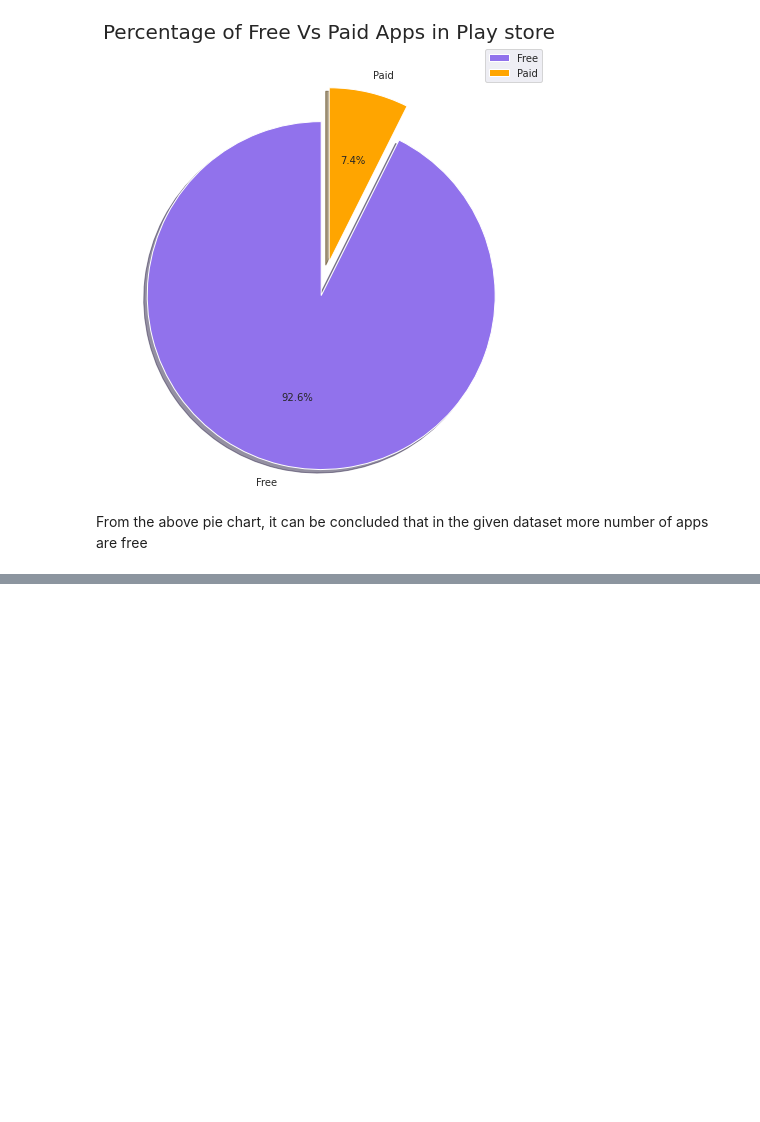
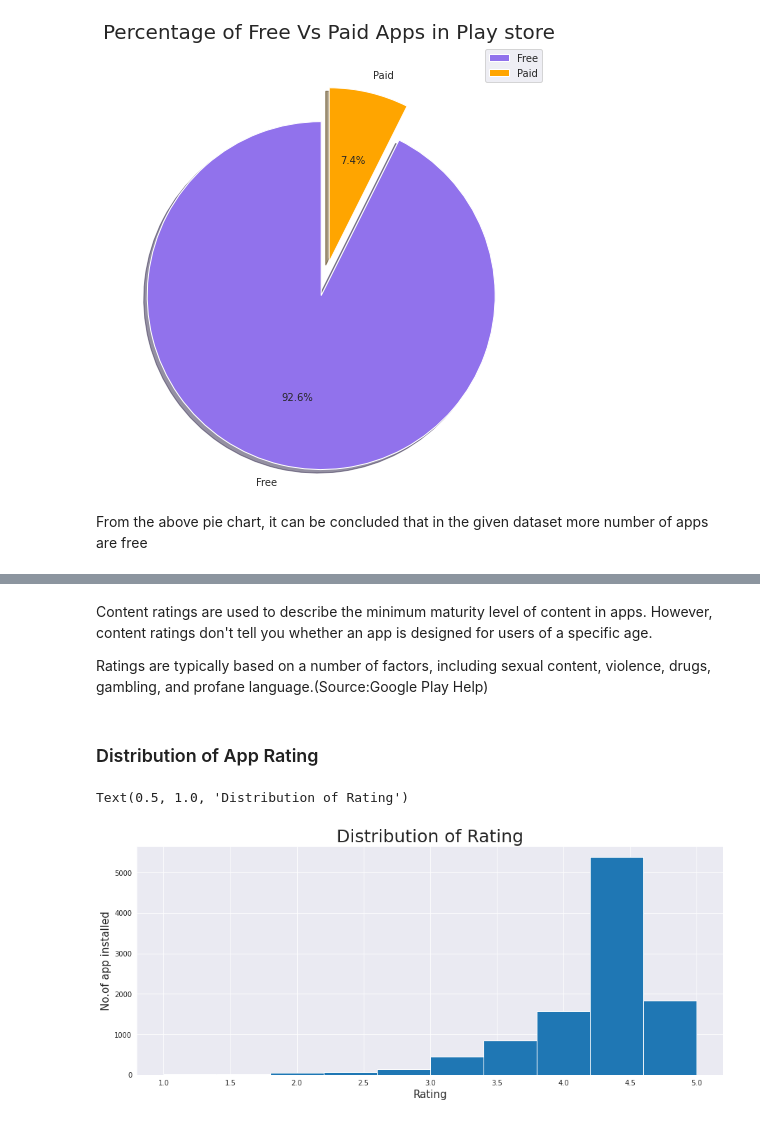
Before and after one commit to victorious07/Play-Store-App-Review-Analysis, a Jupyter notebook: Play_Store_App_Review_Analysis_Capstone_Project.ipynb, the cells around one changed output, grey strips where cells are left out. Drawn from its saved outputs; the diff is of its cells as text; code cells hidden in the pictures; blank space fills up the shorter version.

```diff
--- a/Play_Store_App_Review_Analysis_Capstone_Project.ipynb
+++ b/Play_Store_App_Review_Analysis_Capstone_Project.ipynb
@@ -634,0 +672,17 @@ From the above pie chart, it can be concluded that in the given dataset more num
+# %% [markdown]
+Content ratings are used to describe the minimum maturity level of content in apps. However, content ratings don't tell you whether an app is designed for users of a specific age.
+
+Ratings are typically based on a number of factors, including sexual content, violence, drugs, gambling, and profane language.(Source:Google Play Help)
+# %% [markdown]
+### Distribution of App Rating
+# %%
+#visualization
+#plt.figure(figsize=(15,10))
+#graph = sns.kdeplot(play_store_app['Rating'], color="red", shade = True)
+plt.hist(play_store_app['Rating'])
+plt.xlabel("Rating",fontsize=15)
+plt.ylabel("No.of app installed",fontsize=15)
+plt.title('Distribution of Rating',size = 25)
+# %% [output]
+Text(0.5, 1.0, 'Distribution of Rating')
+[figure, added]
```
Also changed, not shown: parts of 15 cells of this notebook.
